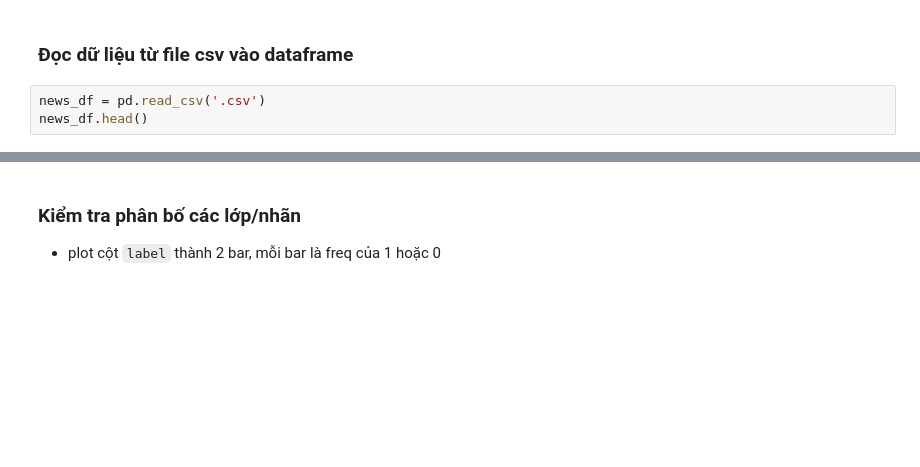
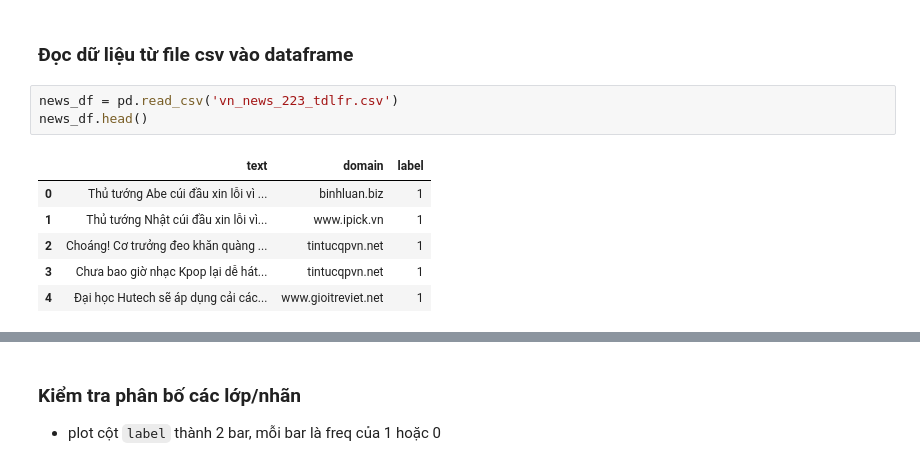
Before and after one commit to LeKiet258/DS-Project03-Fake-News-Detection, a Jupyter notebook: Project_3.ipynb, the cells around one changed output, grey strips where cells are left out. Cells and saved outputs as stored; diff of their text form; blank space fills up the shorter version.

```diff
--- a/Project_3.ipynb
+++ b/Project_3.ipynb
@@ -16,5 +27,12 @@
 # %% [markdown]
 ### Đọc dữ liệu từ file csv vào dataframe
 # %%
-news_df = pd.read_csv('.csv')
+news_df = pd.read_csv('vn_news_223_tdlfr.csv')
 news_df.head()
+# %% [output]
+|  | text | domain | label |
+| 0 | Thủ tướng Abe cúi đầu xin lỗi vì ... | binhluan.biz | 1 |
+| 1 | Thủ tướng Nhật cúi đầu xin lỗi vì... | www.ipick.vn | 1 |
+| 2 | Choáng! Cơ trưởng đeo khăn quàng ... | tintucqpvn.net | 1 |
+| 3 | Chưa bao giờ nhạc Kpop lại dễ hát... | tintucqpvn.net | 1 |
+| 4 | Đại học Hutech sẽ áp dụng cải các... | www.gioitreviet.net | 1 |
```
Also changed, not shown: parts of 11 cells of this notebook.
